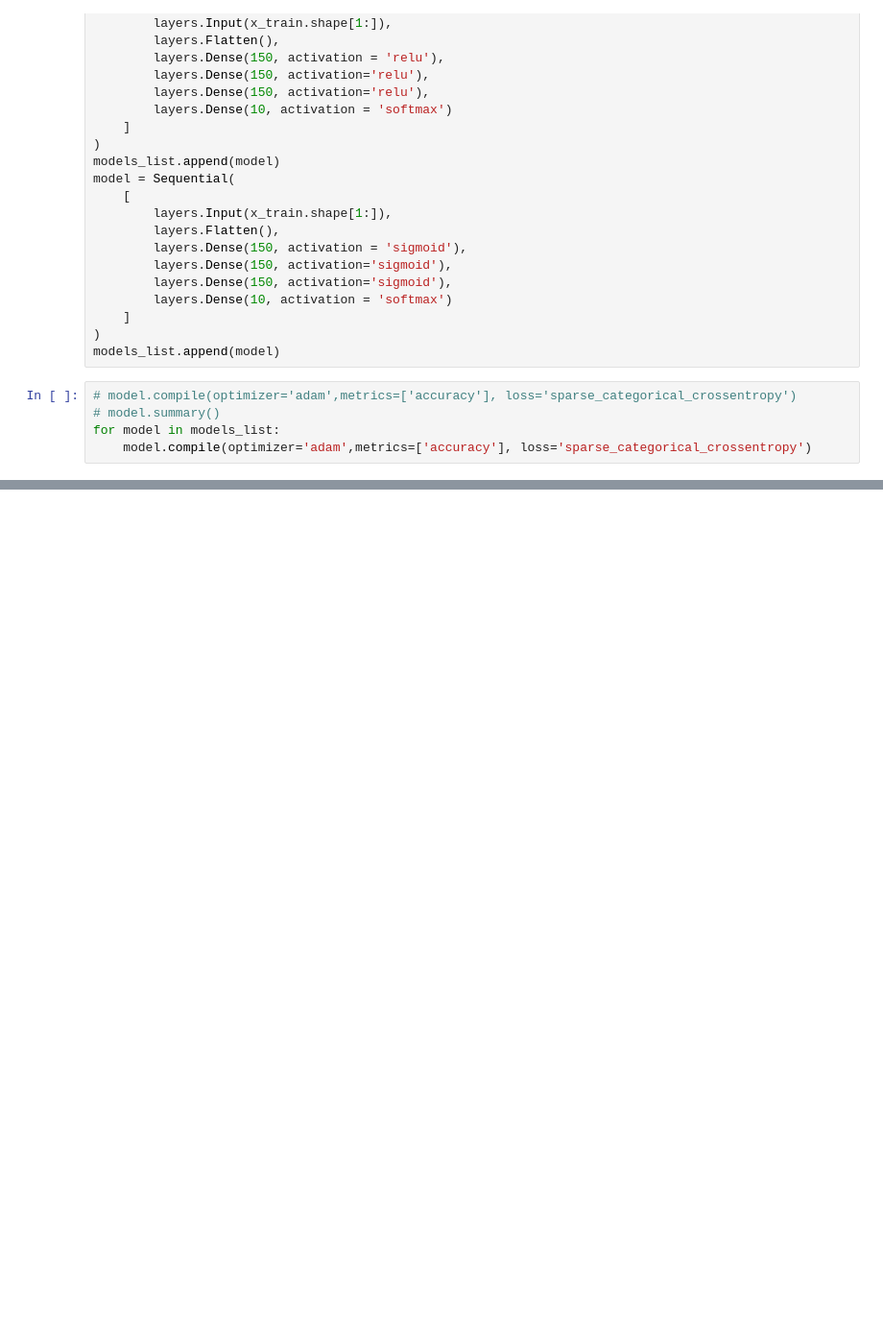
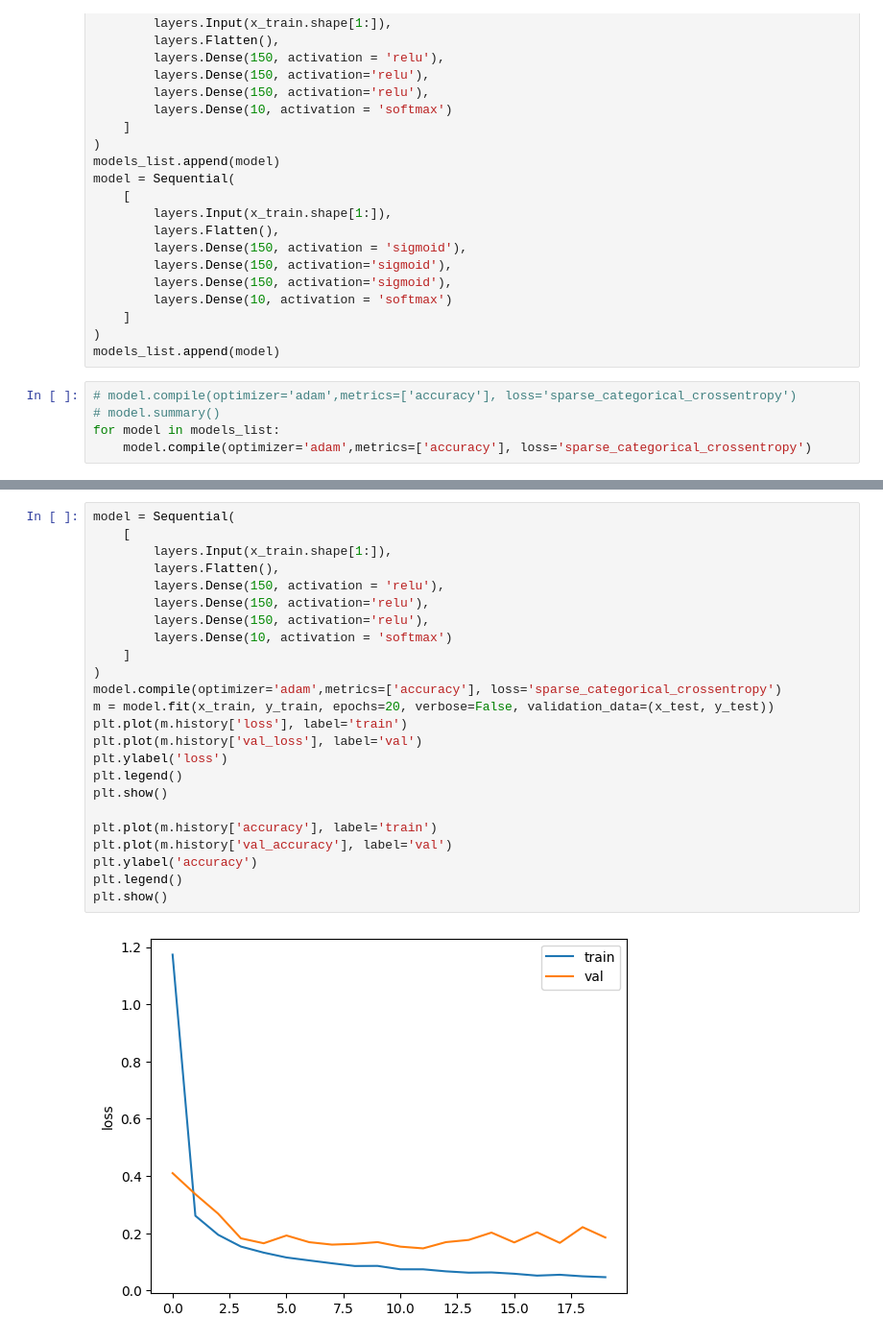
Before and after one commit to majimearun/ml-assignments, a Jupyter notebook: Assignment 2/Part B - ANN.ipynb, the cells around one changed output, grey strips where cells are left out. Shown at 96% size. Cells and saved outputs as stored; diff of their text form; blank space fills up the shorter version.

```diff
--- a/Assignment 2/Part B - ANN.ipynb
+++ b/Assignment 2/Part B - ANN.ipynb
@@ -223,0 +226,26 @@ for model in models_list:
+# %%
+model = Sequential(
+    [
+        layers.Input(x_train.shape[1:]),
+        layers.Flatten(),
+        layers.Dense(150, activation = 'relu'),
+        layers.Dense(150, activation='relu'),
+        layers.Dense(150, activation='relu'),
+        layers.Dense(10, activation = 'softmax')
+    ]
+)
+model.compile(optimizer='adam',metrics=['accuracy'], loss='sparse_categorical_crossentropy')
+m = model.fit(x_train, y_train, epochs=20, verbose=False, validation_data=(x_test, y_test))
+plt.plot(m.history['loss'], label='train')
+plt.plot(m.history['val_loss'], label='val')
+plt.ylabel('loss')
+plt.legend()
+plt.show()
+
+plt.plot(m.history['accuracy'], label='train')
+plt.plot(m.history['val_accuracy'], label='val')
+plt.ylabel('accuracy')
+plt.legend()
+plt.show()
+# %% [output]
+[figure, added]
```
Also changed, not shown: parts of 4 cells of this notebook, 15 other files.
